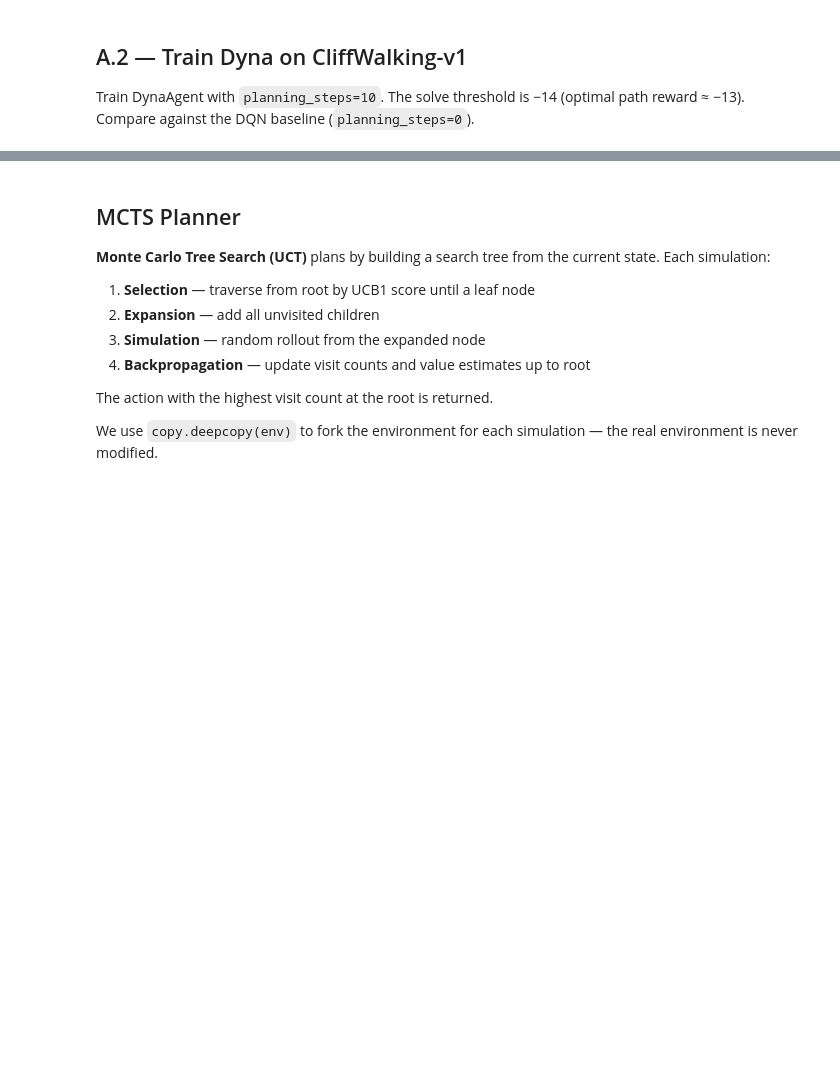
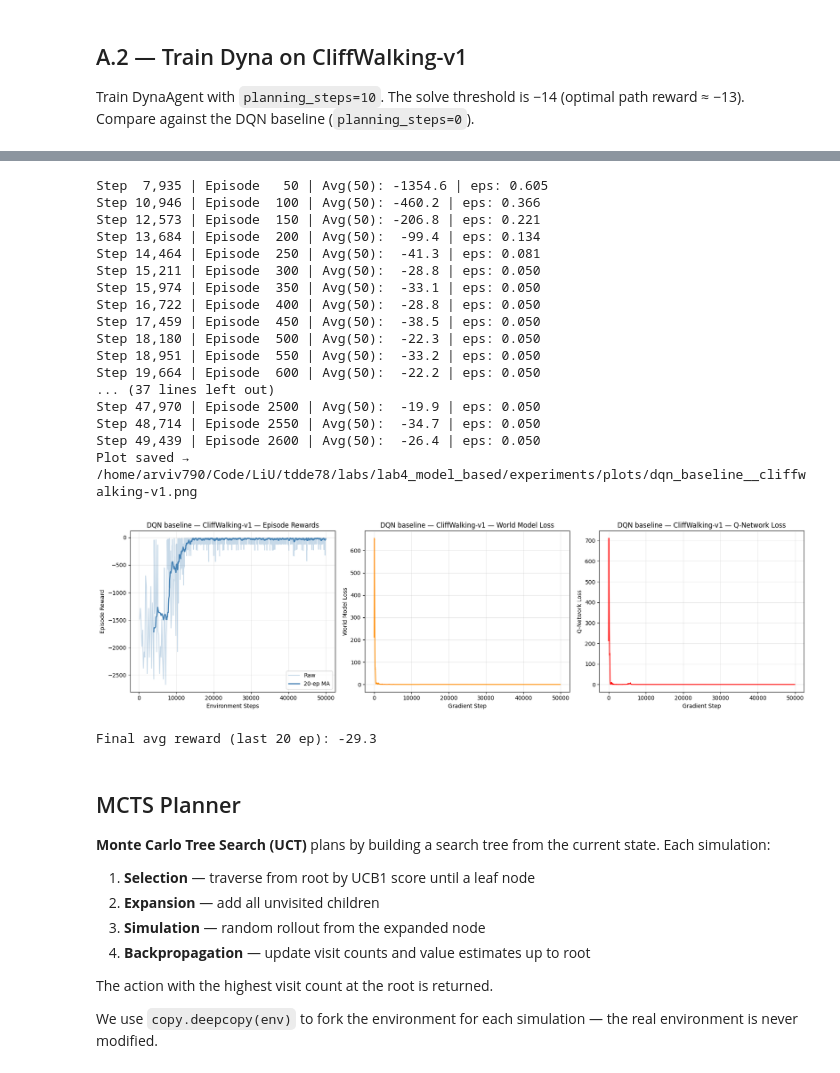
Before and after one commit to handyman1337/LiU, a Jupyter notebook: tdde78/labs/lab4_model_based/starter_code/lab4_mb.ipynb, the cells around one changed output, grey strips where cells are left out. Drawn from its saved outputs; the diff is of its cells as text; code cells hidden in the pictures; blank space fills up the shorter version.

Commit message:
Lab4 TDDE78 done

```diff
--- a/tdde78/labs/lab4_model_based/starter_code/lab4_mb.ipynb
+++ b/tdde78/labs/lab4_model_based/starter_code/lab4_mb.ipynb
@@ -318,3 +419,40 @@ print(f'Final avg reward (last 20 ep): {np.mean(results_dyna["episode_rewards"][
+# %%
+#DQN baseline (0 planning steps) ----------------------------------------
+set_seed(42)
+
+results_dyna = train_dyna(
+    env_name        = ENV_NAME,
+    total_timesteps = 50_000,
+    planning_steps  = 0,
+    seed            = 42,
+    lr              = 1e-3,
+    batch_size      = 64,
+    solve_threshold = -14.0,
+    log_interval    = 50,
+)
+
+plot_dyna_results(results_dyna, title='DQN baseline — CliffWalking-v1', experiments_dir=EXPERIMENTS_DIR)
+print(f'Final avg reward (last 20 ep): {np.mean(results_dyna["episode_rewards"][-20:]):.1f}')
+# %% [output]
+Step  7,935 | Episode   50 | Avg(50): -1354.6 | eps: 0.605
+Step 10,946 | Episode  100 | Avg(50): -460.2 | eps: 0.366
+Step 12,573 | Episode  150 | Avg(50): -206.8 | eps: 0.221
+Step 13,684 | Episode  200 | Avg(50):  -99.4 | eps: 0.134
+Step 14,464 | Episode  250 | Avg(50):  -41.3 | eps: 0.081
+Step 15,211 | Episode  300 | Avg(50):  -28.8 | eps: 0.050
+Step 15,974 | Episode  350 | Avg(50):  -33.1 | eps: 0.050
+Step 16,722 | Episode  400 | Avg(50):  -28.8 | eps: 0.050
+Step 17,459 | Episode  450 | Avg(50):  -38.5 | eps: 0.050
+Step 18,180 | Episode  500 | Avg(50):  -22.3 | eps: 0.050
+Step 18,951 | Episode  550 | Avg(50):  -33.2 | eps: 0.050
+Step 19,664 | Episode  600 | Avg(50):  -22.2 | eps: 0.050
+... (37 lines left out)
+Step 47,970 | Episode 2500 | Avg(50):  -19.9 | eps: 0.050
+Step 48,714 | Episode 2550 | Avg(50):  -34.7 | eps: 0.050
+Step 49,439 | Episode 2600 | Avg(50):  -26.4 | eps: 0.050
+Plot saved → /home/arviv790/Code/LiU/tdde78/labs/lab4_model_based/experiments/plots/dqn_baseline__cliffwalking-v1.png
+[figure, added]
+Final avg reward (last 20 ep): -29.3
 # %% [markdown]
 ## MCTS Planner
 
```
Also changed, not shown: parts of 13 cells of this notebook, 1 other file.
